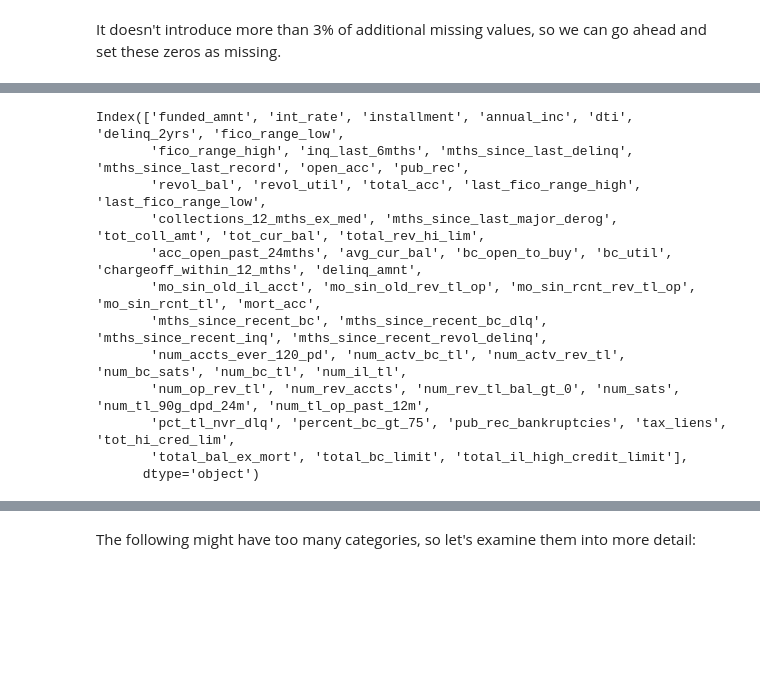
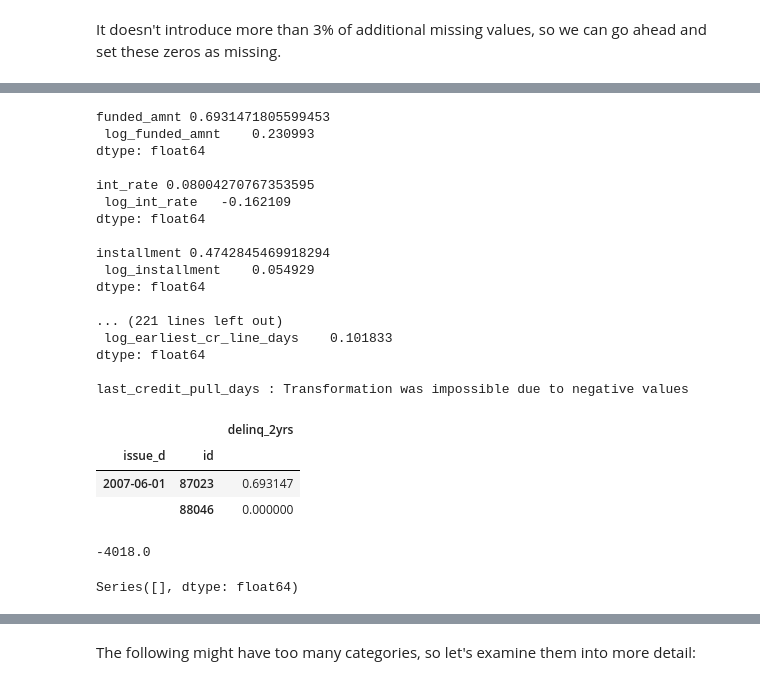
Before and after one commit to tloeber/Springboard, a Jupyter notebook: lending_club/lending_club_1.ipynb, the cells around one changed output, grey strips where cells are left out. Cells and saved outputs as stored; diff of their text form; code cells hidden in the pictures; blank space fills up the shorter version.

```diff
--- a/lending_club/lending_club_1.ipynb
+++ b/lending_club/lending_club_1.ipynb
@@ -566,5 +670,4 @@ Length: 62, dtype: float64
 # %%
-
 def transform_features(df):
     """…
     TODO: Consider warning the user if there are (E.g.) less than than 10 unique
@@ -576,27 +679,53 @@ def transform_features(df):
     # Count the number of unique values for each numeric variable
     n_unique = all_data.loc[:, numerics].nunique()
     # Save variables (including counts) to examine
-    examine = n_unique.loc[n_unique < 10]
-    # Variable names to potentially transform
+    examine_count = n_unique.loc[n_unique < 10]
+    # Save names of variables with enough unique values
+    global transform_candidates
     transform_candidates = n_unique.loc[n_unique >= 10].index
 
     # Loop over all the variables and determine whether log decreases skew
-    transform = []
-    for v in transform_candidate:
+    skew_level = skewness(df.loc[:, transform_candidates])
+    #pdb.set_trace()
+    global v
+    for v in transform_candidates:
+        try:
+            skew_log = skewness(log_or_log1p(df.loc[:, [v]]))
+            print(v, skew_level.loc[v], '\n', skew_log, '\n')
 
-    # inspect each selected variable in turn
-    print()
+        # If transformation wasn't possible, check if it's due to any
+        # negative values
+        except AttributeError:
+            #  Since we're taking log(1+x), the threshold is -1 not 0.
+            if df.loc[:, v].min() <= -1:
+                print(v, ': Transformation was impossible due to negative values')
+            else:
+                print(v, ': Transformation was impossible, but not due to any'
+                      'negative values.')
+
 transform_features(all_data)
 # %% [output]
-Index(['funded_amnt', 'int_rate', 'installment', 'annual_inc', 'dti', 'delinq_2yrs', 'fico_range_low',
-       'fico_range_high', 'inq_last_6mths', 'mths_since_last_delinq', 'mths_since_last_record', 'open_acc', 'pub_rec',
-       'revol_bal', 'revol_util', 'total_acc', 'last_fico_range_high', 'last_fico_range_low',
-       'collections_12_mths_ex_med', 'mths_since_last_major_derog', 'tot_coll_amt', 'tot_cur_bal', 'total_rev_hi_lim',
-       'acc_open_past_24mths', 'avg_cur_bal', 'bc_open_to_buy', 'bc_util', 'chargeoff_within_12_mths', 'delinq_amnt',
-       'mo_sin_old_il_acct', 'mo_sin_old_rev_tl_op', 'mo_sin_rcnt_rev_tl_op', 'mo_sin_rcnt_tl', 'mort_acc',
-       'mths_since_recent_bc', 'mths_since_recent_bc_dlq', 'mths_since_recent_inq', 'mths_since_recent_revol_delinq',
-       'num_accts_ever_120_pd', 'num_actv_bc_tl', 'num_actv_rev_tl', 'num_bc_sats', 'num_bc_tl', 'num_il_tl',
-       'num_op_rev_tl', 'num_rev_accts', 'num_rev_tl_bal_gt_0', 'num_sats', 'num_tl_90g_dpd_24m', 'num_tl_op_past_12m',
-       'pct_tl_nvr_dlq', 'percent_bc_gt_75', 'pub_rec_bankruptcies', 'tax_liens', 'tot_hi_cred_lim',
-       'total_bal_ex_mort', 'total_bc_limit', 'total_il_high_credit_limit'],
-      dtype='object')
+funded_amnt 0.6931471805599453
+ log_funded_amnt    0.230993
+dtype: float64
+
+int_rate 0.08004270767353595
+ log_int_rate   -0.162109
+dtype: float64
+
+installment 0.4742845469918294
+ log_installment    0.054929
+dtype: float64
+
+... (221 lines left out)
+ log_earliest_cr_line_days    0.101833
+dtype: float64
+
+last_credit_pull_days : Transformation was impossible due to negative values
+# %%
+np.log1p(all_data.loc[all_data.delinq_2yrs.notnull(),['delinq_2yrs']]).head( 2)
+# %% [output]
+|  |  | delinq_2yrs |
+| issue_d | id |  |
+| 2007-06-01 | 87023 | 0.693147 |
+|  | 88046 | 0.000000 |
@@ -602,0 +734,8 @@ Index(['funded_amnt', 'int_rate', 'installment', 'annual_inc', 'dti', 'delinq_2y
+# %%
+all_data.last_credit_pull_days.min()
+# %% [output]
+-4018.0
+# %%
+skewness(log_or_log1p(all_data.loc[:,['delinq_2yrs']]))
+# %% [output]
+Series([], dtype: float64)
```
Also changed, not shown: parts of 34 cells of this notebook.
